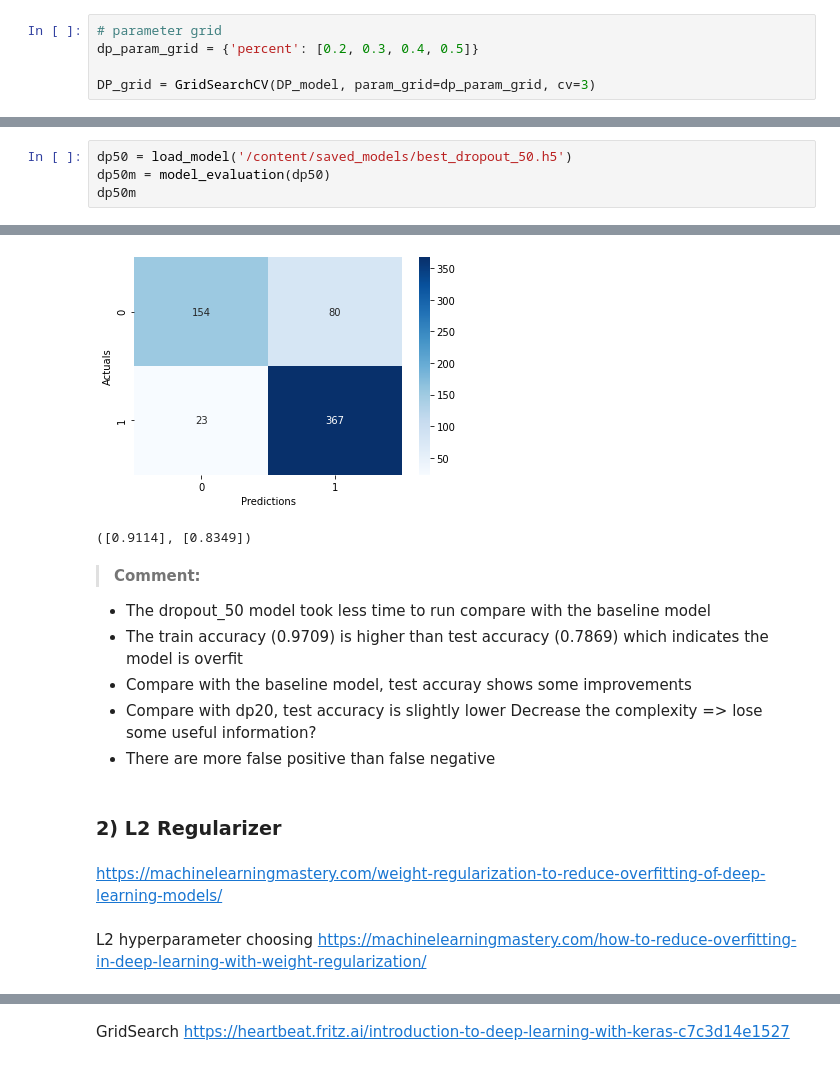
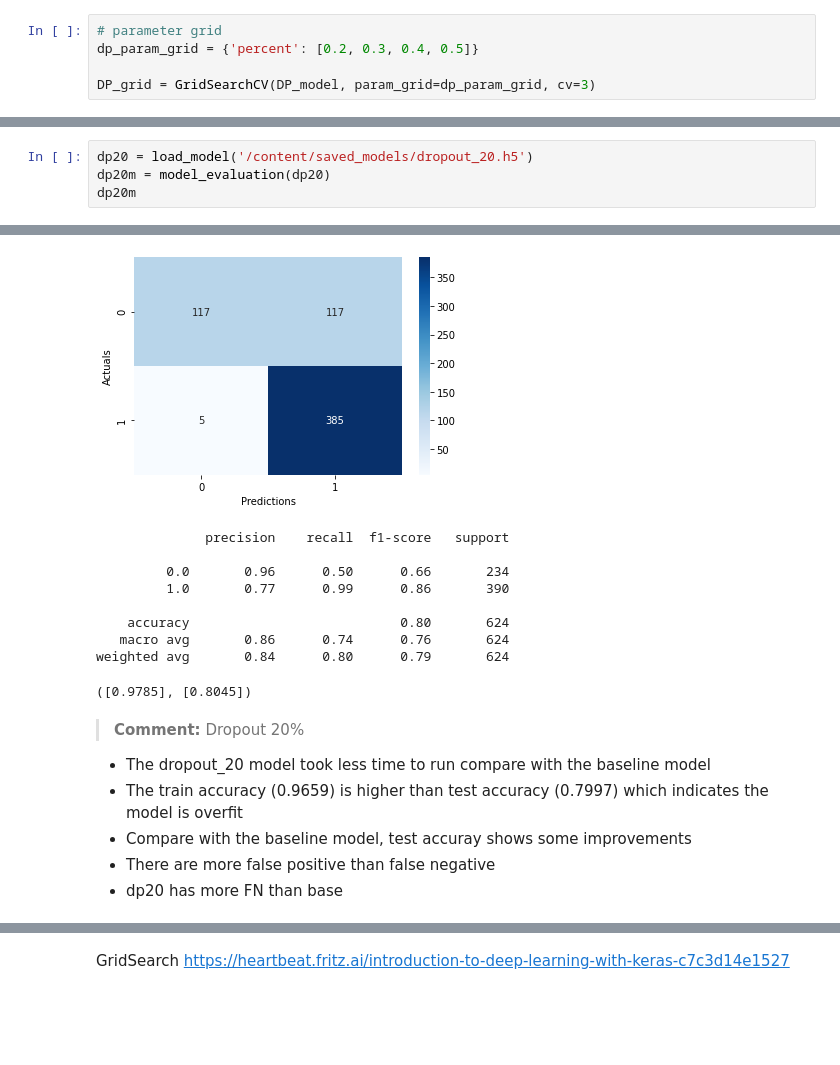
Before and after one commit to jingyunw/CNN_Image_Classification, a Jupyter notebook: Google_Colab_Pneumonia_Detection_Deep_Learning.ipynb, the cells around one changed output, grey strips where cells are left out. Saved outputs shown, nothing was run; the diff lists cells and outputs as text; blank space fills up the shorter version.

```diff
--- a/Google_Colab_Pneumonia_Detection_Deep_Learning.ipynb
+++ b/Google_Colab_Pneumonia_Detection_Deep_Learning.ipynb
@@ -533,5 +484,5 @@ visualize_training_results(dropout_50_history)
 # %%
-dp50 = load_model('/content/saved_models/best_dropout_50.h5')
-dp50m = model_evaluation(dp50)
-dp50m
+dp20 = load_model('/content/saved_models/dropout_20.h5')
+dp20m = model_evaluation(dp20)
+dp20m
 # %% [output]
@@ -544,16 +495,17 @@ Test Accuracy:0.8349
-[figure, old version]
+[figure, new version]
-([0.9114], [0.8349])
+              precision    recall  f1-score   support
+
+         0.0       0.96      0.50      0.66       234
+         1.0       0.77      0.99      0.86       390
+
+    accuracy                           0.80       624
+   macro avg       0.86      0.74      0.76       624
+weighted avg       0.84      0.80      0.79       624
+([0.9785], [0.8045])
 # %% [markdown]
->**Comment:**
-- The dropout_50 model took less time to run compare with the baseline model
-- The train accuracy (0.9709) is higher than test accuracy (0.7869) which indicates the model is overfit
+>**Comment:** Dropout 20%
+- The dropout_20 model took less time to run compare with the baseline model
+- The train accuracy (0.9659) is higher than test accuracy (0.7997) which indicates the model is overfit
 - Compare with the baseline model, test accuray shows some improvements
-- Compare with dp20, test accuracy is slightly lower
-    Decrease the complexity => lose some useful information?
 - There are more false positive than false negative
+- dp20 has more FN than base
-# %% [markdown]
-### 2) L2 Regularizer
-# %% [markdown]
-https://machinelearningmastery.com/weight-regularization-to-reduce-overfitting-of-deep-learning-models/
-# %% [markdown]
-L2 hyperparameter choosing https://machinelearningmastery.com/how-to-reduce-overfitting-in-deep-learning-with-weight-regularization/
```
Also changed, not shown: parts of 103 cells of this notebook.
